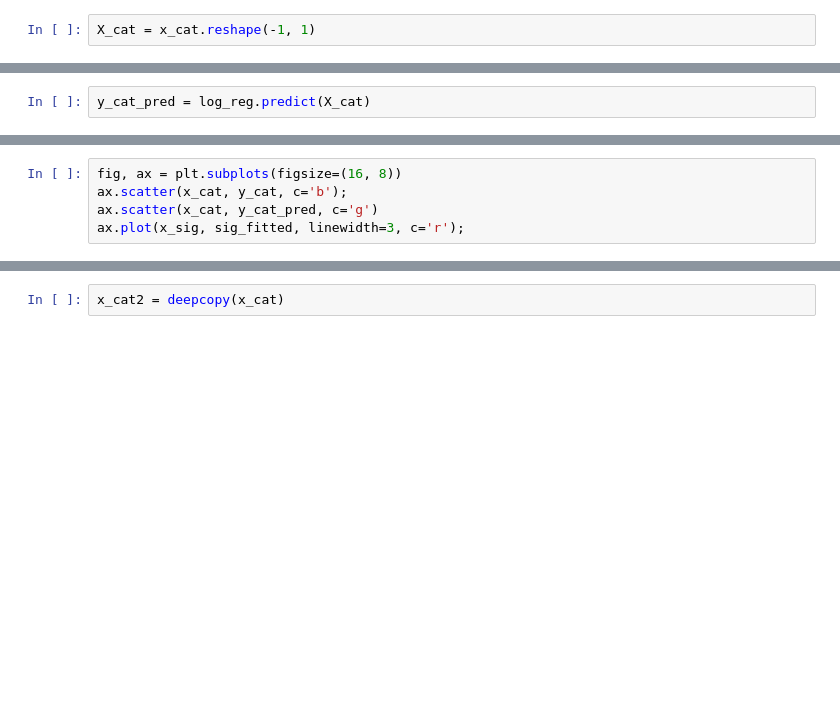
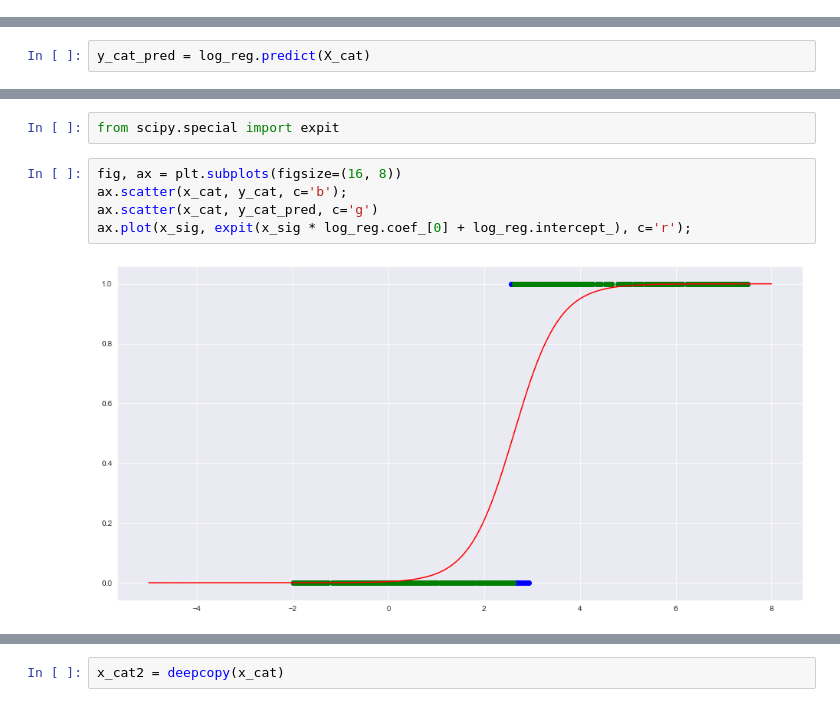
Before and after one commit to timvg80/pydata_cardiff_workshop2, a Jupyter notebook: scikit_learn_workshop.ipynb, the cells around one changed output, grey strips where cells are left out. Saved outputs shown, nothing was run; the diff lists cells and outputs as text; blank space fills up the shorter version.

```diff
--- a/scikit_learn_workshop.ipynb
+++ b/scikit_learn_workshop.ipynb
@@ -235,7 +285,5 @@ As mentioned in the introduction cells, we won't go into the maths behind this h
 from sklearn.linear_model import LogisticRegression
 # %%
 log_reg = LogisticRegression(solver='liblinear')
-# %%
-X_cat = x_cat.reshape(-1, 1)
 # %%
 log_reg.fit(X_cat, y_cat)
@@ -248,5 +302,9 @@ sns.set_style('darkgrid')
+# %%
+from scipy.special import expit
 # %%
 fig, ax = plt.subplots(figsize=(16, 8))
 ax.scatter(x_cat, y_cat, c='b');
 ax.scatter(x_cat, y_cat_pred, c='g')
-ax.plot(x_sig, sig_fitted, linewidth=3, c='r');
+ax.plot(x_sig, expit(x_sig * log_reg.coef_[0] + log_reg.intercept_), c='r');
+# %% [output]
+[figure, added]
```
Also changed, not shown: parts of 178 cells of this notebook, 3 other files.
